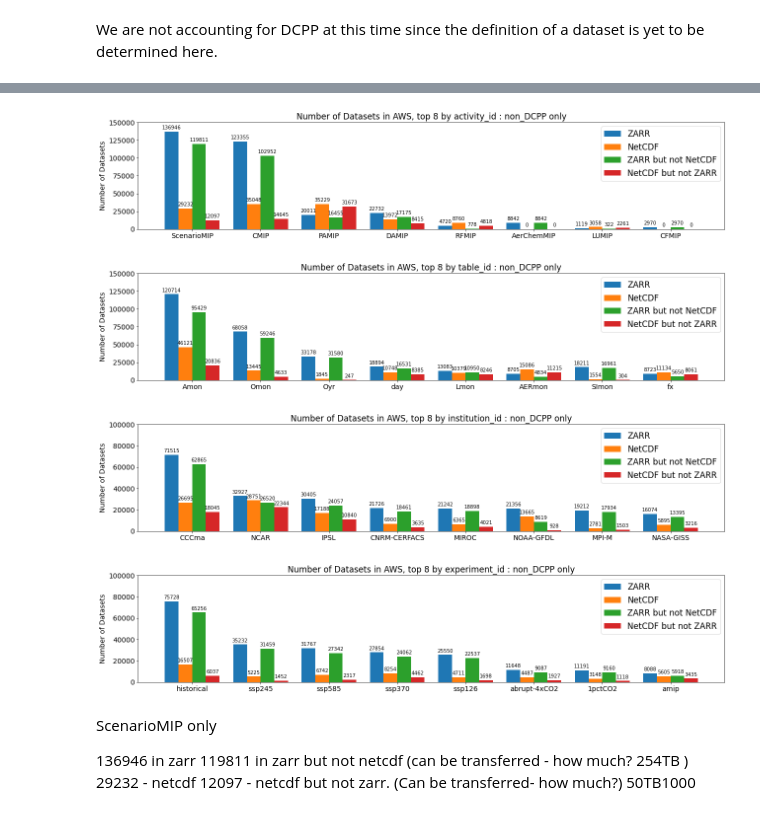
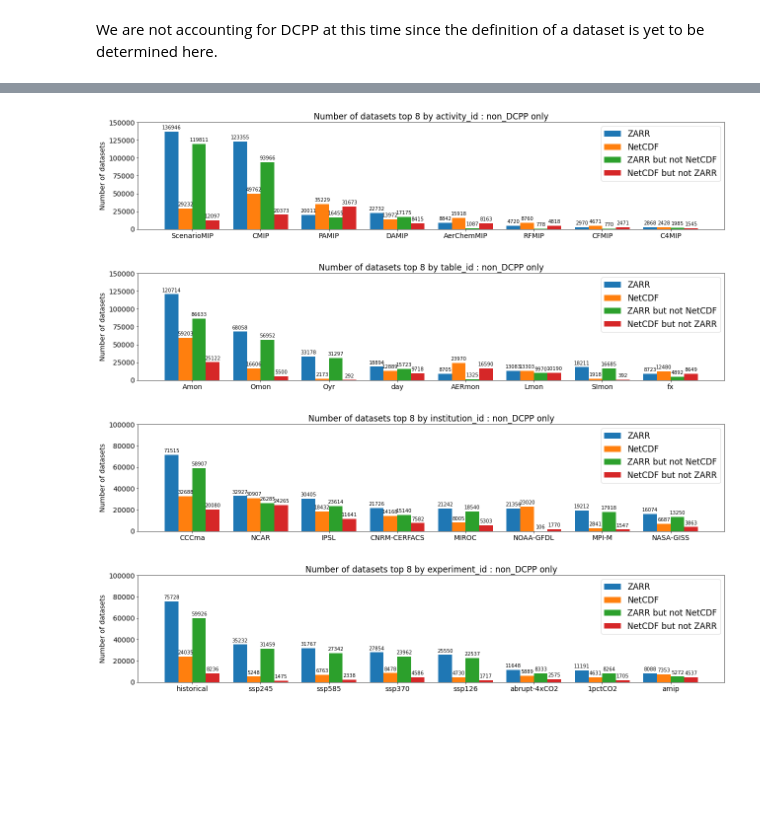
Before and after one commit to aradhakrishnanGFDL/gfdl-aws-analysis, a Jupyter notebook: examples/a1r-CompareAWS-NCvsZarr.ipynb, the cells around one changed output, grey strips where cells are left out. Saved outputs shown, nothing was run; the diff lists cells and outputs as text; code cells hidden in the pictures; blank space fills up the shorter version.

Commit message:
two parquets for netcdf bucket updated, data sizes reflected. todo testing and zarr size

```diff
--- a/examples/a1r-CompareAWS-NCvsZarr.ipynb
+++ b/examples/a1r-CompareAWS-NCvsZarr.ipynb
@@ -29,7 +34,13 @@ def bytesto(bytes, to, bsize=10):
 #Usage: bytesto(size_in_bytes,'g')
 # %%
 #make sure your credentials file is available, otherwise the following read will not work
-nc_inventory_pd = pd.read_parquet(nc_inventory_file,engine="pyarrow")
+nc_inventory_pd1 = pd.read_parquet(nc_inventory_file1,engine="pyarrow")
+nc_inventory_pd2 = pd.read_parquet(nc_inventory_file2,engine="pyarrow")
+
+
+nc_inventory_pd = pd.concat([nc_inventory_pd1, nc_inventory_pd2])
+
+
 size_b = (nc_inventory_pd['size'].sum())
 total_from_parquet = bytesto(size_b,'t') #TODO why the rest of the objects are not reflected in the parquet
 print(total_from_parquet)
@@ -44,6 +71,8 @@ dzarr = pd.read_csv(zarr_cat, dtype='unicode')
 dzarr['zstore'] = dzarr.apply(lambda row: row.zstore.split('s3://cmip6-pds/')[-1].split('v20')[0], axis = 1)
 dzarr['vstore'] = dzarr.apply(lambda row: row.zstore + 'v' + str(row.version)+'/', axis = 1)
 dzarr = dzarr.sort_values(by=['version']).drop_duplicates(subset =["zstore"],keep='last')
+
+dzarr['size'] = 0 #TOBEADDED after parquet file is available for cmip6-pds
 # %%
 #esgf-world catalog
 
@@ -195,12 +240,12 @@ dnot_ZR = m[m._merge=='right_only']
 dZRnNC = dnot_NC[['activity_id', 'institution_id', 'source_id', 'experiment_id',
        'member_id', 'table_id', 'variable_id', 'grid_label', 'zstore',
        'dcpp_init_year', 'version', 'status', 'severity', 'issue_url',
-       'vstore']]
+       'vstore','size']]
 
 dNCnZR = dnot_ZR[['activity_id', 'institution_id', 'source_id', 'experiment_id',
        'member_id', 'table_id', 'variable_id', 'grid_label', 'zstore',
        'dcpp_init_year', 'version', 'status', 'severity', 'issue_url',
-       'vstore']]
+       'vstore','size']]
 
 '''
 print('For all activities other than DCPP:')
@@ -245,7 +319,7 @@ def autolabel(ax,rects):
                     textcoords="offset points",
                     ha='center', va='bottom',fontsize=10)
 # %%
-def plot_facet(df_dict,facet='table_id',top_n=8,ymax=300000,title_add=''):
+def plot_facet(df_dict,facet='table_id',top_n=8,ymax=300000,ylabel='number',title_add=''):
     labels = df_dict.keys()
     stables = set()
     for label in labels:
@@ -292,8 +366,8 @@ def plot_facet(df_dict,facet='table_id',top_n=8,ymax=300000,title_add=''):
         autolabel(ax,rects)
 
     # Add some text for labels, title and custom x-axis tick labels, etc.
-    ax.set_ylabel('Number of Datasets')
-    ax.set_title(f'Number of Datasets in AWS, top {top_n} by {facet}'+title_add)
+    ax.set_ylabel(ylabel)
+    ax.set_title(f'{ylabel} top {top_n} by {facet}'+title_add)
     ax.set_xticks(x)
     ax.set_xticklabels(names)
     ax.set_ylim([0,ymax])
@@ -305,20 +379,12 @@ def plot_facet(df_dict,facet='table_id',top_n=8,ymax=300000,title_add=''):
     plt.show()
 # %%
 df_dict = {'ZARR':dZR,'NetCDF':dNC,'ZARR but not NetCDF':dZRnNC,'NetCDF but not ZARR':dNCnZR}
-
-plot_facet(df_dict,facet='activity_id',ymax=150000,title_add = ' : non_DCPP only')
-plot_facet(df_dict,facet='table_id',ymax=150000,title_add = ' : non_DCPP only')
-plot_facet(df_dict,facet='institution_id',top_n=8,ymax=100000,title_add = ' : non_DCPP only')
-plot_facet(df_dict,facet='experiment_id',ymax=100000,title_add = ' : non_DCPP only')
+plot_facet(df_dict,facet='activity_id',ymax=150000,ylabel='Number of datasets',title_add = ' : non_DCPP only')
+plot_facet(df_dict,facet='table_id',ymax=150000,ylabel='Number of datasets',title_add = ' : non_DCPP only')
+plot_facet(df_dict,facet='institution_id',top_n=8,ymax=100000,ylabel='Number of datasets',title_add = ' : non_DCPP only')
+plot_facet(df_dict,facet='experiment_id',ymax=100000,ylabel='Number of datasets',title_add = ' : non_DCPP only')
 # %% [output]
-[figure, old version]
+[figure, new version]
-[figure, old version]
+[figure, new version]
-[figure, old version]
+[figure, new version]
-[figure, old version]
+[figure, new version]
-# %% [markdown]
-ScenarioMIP only
-
-136946 in zarr
-119811 in zarr but not netcdf   (can be transferred - how much? 254TB )
-29232 - netcdf
-12097 - netcdf but not zarr.  (Can be transferred- how much?)  50TB1000
```
Also changed, not shown: parts of 21 cells of this notebook.
